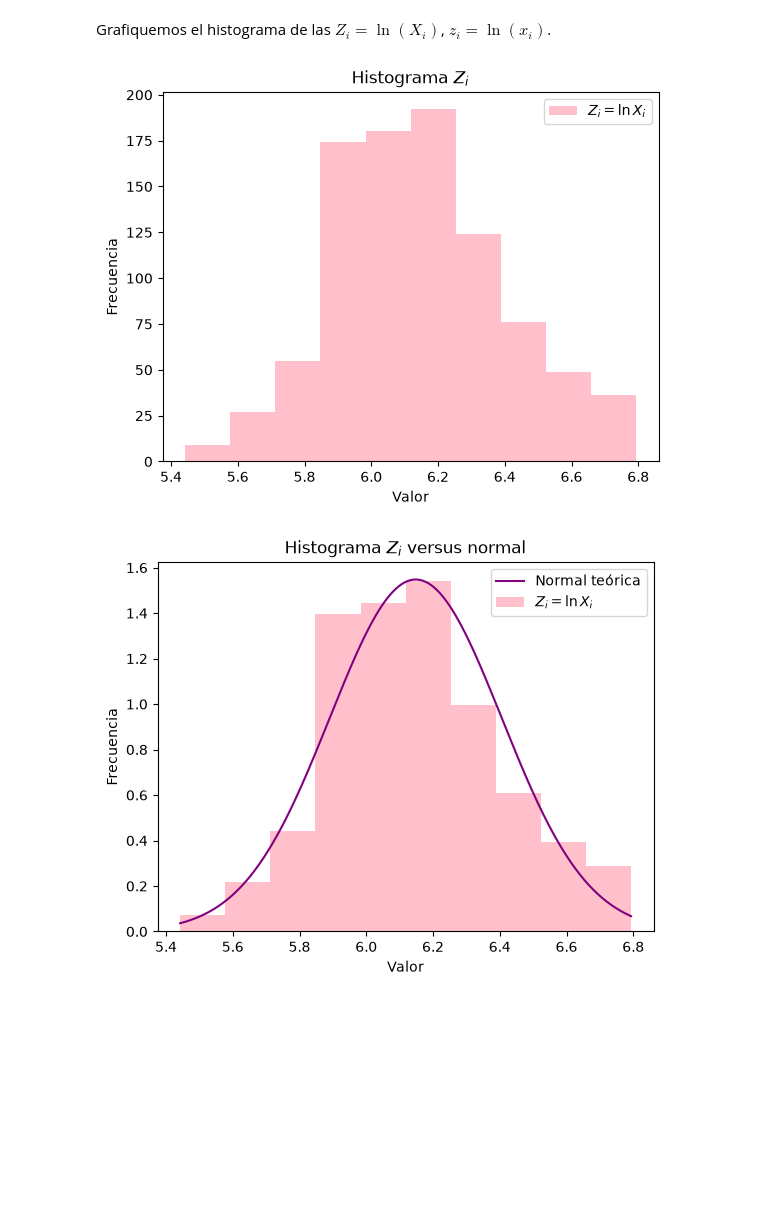
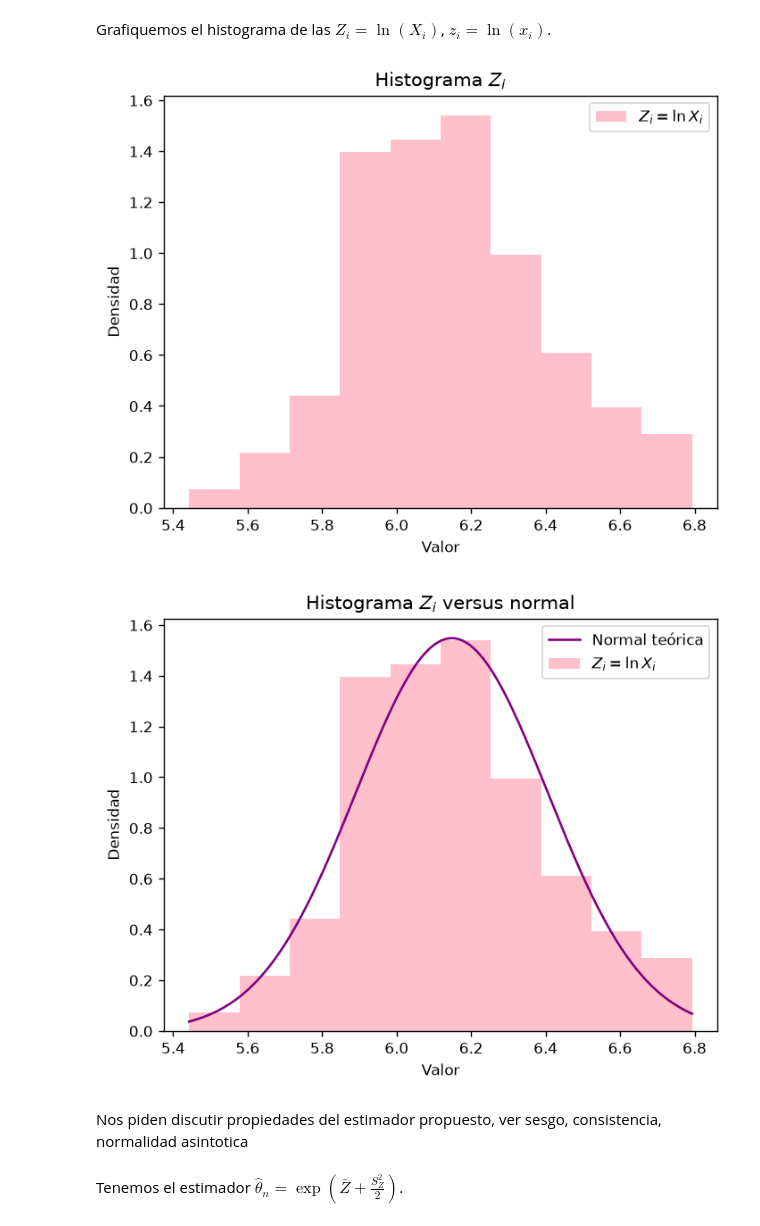
Before and after one commit to benjitabravocarvajal-spec/Tarea-1-estadistica, a Jupyter notebook: notebooks/tarea_2_parte_1.ipynb, the cells around one changed output. Saved outputs shown, nothing was run; the diff lists cells and outputs as text; code cells hidden in the pictures; blank space fills up the shorter version.

```diff
--- a/notebooks/tarea_2_parte_1.ipynb
+++ b/notebooks/tarea_2_parte_1.ipynb
@@ -19,25 +58,29 @@ Grafiquemos el histograma de las $Z_i=\ln (X_i)$, $z_i=\ln (x_i)$.
 # %%
 df = pd.read_csv("../data/precessed/colegios_independencia_PAES2025_desplazados.csv")
 
-plt.hist( np.log(df["MATE1_REG_ACTUAL"]),color="pink",label="$Z_i= \ln X_i$")
+plt.hist( np.log(df["MATE1_REG_ACTUAL"]),color="pink",label="$Z_i= \ln X_i$",density=True)
 plt.xlabel("Valor")
-plt.ylabel("Frecuencia")
+plt.ylabel("Densidad")
 plt.title("Histograma $Z_i$")
 plt.legend()
 plt.savefig("../results/t2_p1_histograma_Z_i.png")
 plt.show()
 # %% [output]
-[figure, old version]
+[figure, new version]
 # %%
 x = np.linspace(np.log(df["MATE1_REG_ACTUAL"]).min(), np.log(df["MATE1_REG_ACTUAL"]).max(), 300)
 
 plt.plot(x, scipy.stats.norm.pdf(x, loc=np.log(df["MATE1_REG_ACTUAL"]).mean() , scale=np.log(df["MATE1_REG_ACTUAL"]).std()), color="purple", label="Normal teórica")
 plt.hist( np.log(df["MATE1_REG_ACTUAL"]),color="pink", density=True, label="$Z_i= \ln X_i$")
 plt.xlabel("Valor")
-plt.ylabel("Frecuencia")
+plt.ylabel("Densidad")
 plt.title("Histograma $Z_i$ versus normal")
 plt.legend()
 plt.savefig("../results/t2_p1_histograma_Z_i_vs_normal.png")
 plt.show()
 # %% [output]
-[figure, old version]
+[figure, new version]
+# %% [markdown]
+Nos piden discutir propiedades del estimador propuesto, ver sesgo, consistencia, normalidad asintotica
+# %% [markdown]
+Tenemos el estimador $\hat{\theta}_n = \exp(\bar{Z}+\frac{S^2_Z}{2})$.
```
Also changed, not shown: parts of 6 cells of this notebook.
